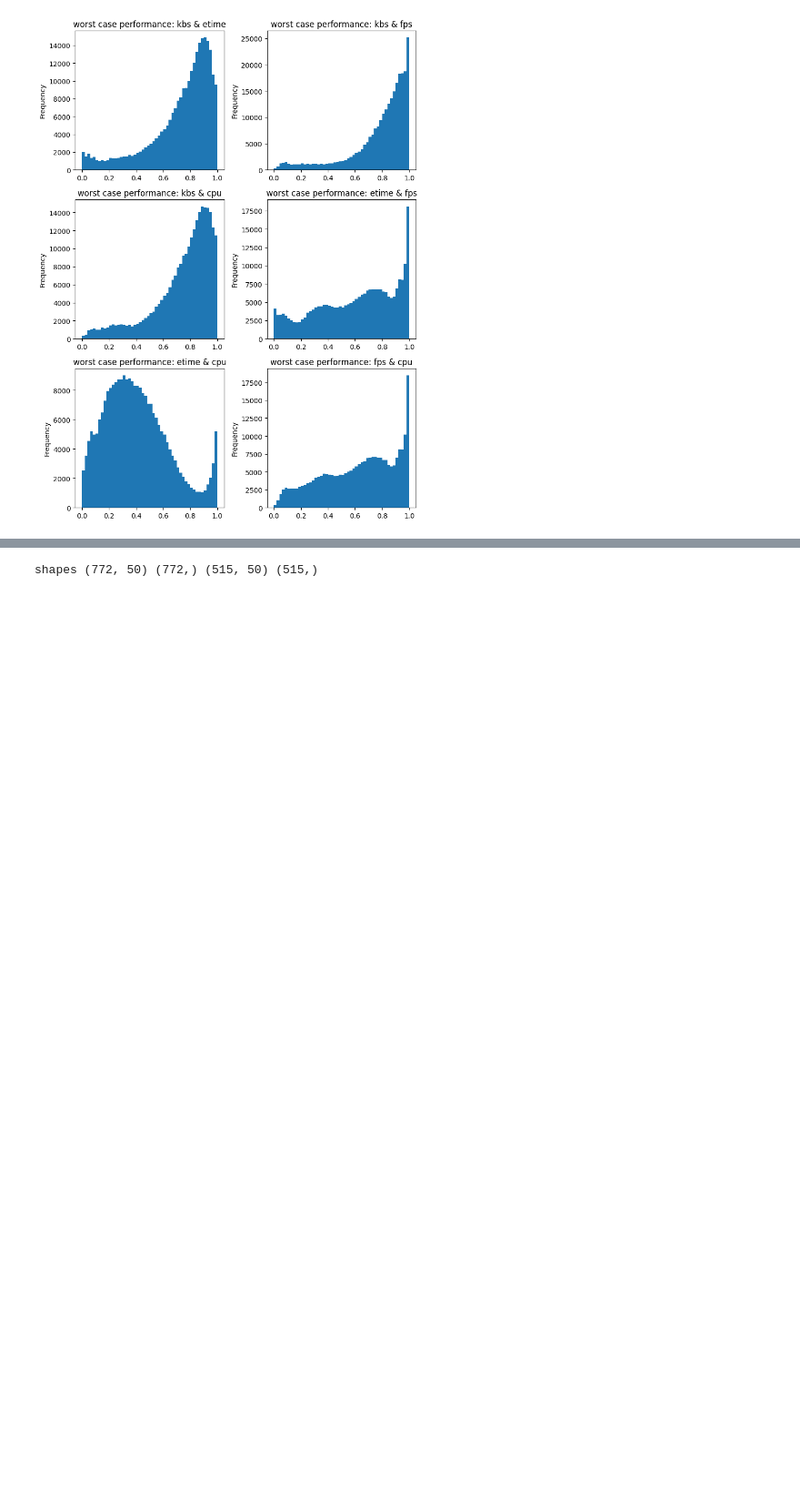
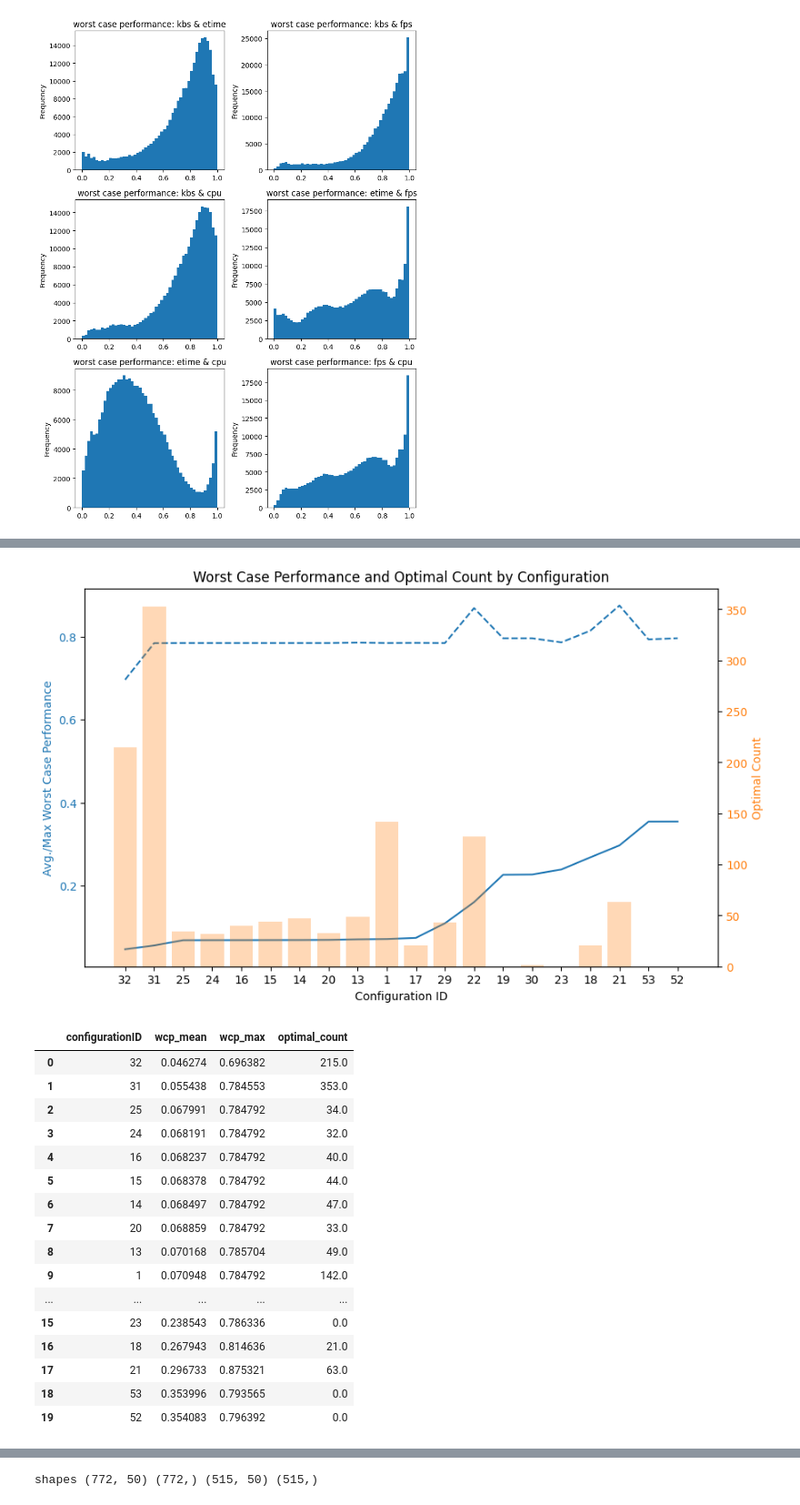
Before and after one commit to simula-vias/partial-configuration, a Jupyter notebook: src/worst_case_performance.ipynb, the cells around one changed output, grey strips where cells are left out. Shown at 91% size. Saved outputs shown, nothing was run; the diff lists cells and outputs as text; code cells hidden in the pictures; blank space fills up the shorter version.

```diff
--- a/src/worst_case_performance.ipynb
+++ b/src/worst_case_performance.ipynb
@@ -187,0 +200,71 @@ Average WCP of the best configuration for all metrics: 0.79+-0.08
+# %%
+# Group by configurationID and calculate mean worst_case_performance across all inputs
+# Also count how many times each config is the best for an input
+best_counts = (
+    perf_matrix.groupby("inputname")
+    .apply(
+        lambda x: x.loc[x["worst_case_performance"].idxmin(), "configurationID"],
+        include_groups=False,
+    )
+    .value_counts()
+    .to_frame("optimal_count")
+    .reset_index()
+    .rename(columns={"index": "configurationID"})
+)
+
+dataset = (
+    perf_matrix.groupby("configurationID")
+    .agg(
+        wcp_mean=("worst_case_performance", "mean"),
+        wcp_max=("worst_case_performance", "max"),
+    )
+    .sort_values("wcp_mean")
+    .head(20)  # Select top 20 configurations with lowest average worst-case performance
+    .reset_index()
+    .merge(best_counts, on="configurationID", how="left")
+    .fillna({"optimal_count": 0})
+)
+
+# Create figure with two y-axes
+fig, ax1 = plt.subplots(figsize=(10, 6))
+
+# Plot worst case performance line
+color = "tab:blue"
+ax1.set_xlabel("Configuration ID")
+ax1.set_ylabel("Avg./Max Worst Case Performance", color=color)
+ax1.plot(range(len(dataset)), dataset.wcp_mean, color=color)
+ax1.plot(range(len(dataset)), dataset.wcp_max, color=color, linestyle="--")
+ax1.set_xticks(range(len(dataset)))
+ax1.set_xticklabels(dataset.configurationID)
+ax1.tick_params(axis="y", labelcolor=color)
+
+# Create second y-axis and plot optimal count bars
+ax2 = ax1.twinx()
+color = "tab:orange"
+ax2.set_ylabel("Optimal Count", color=color)
+ax2.bar(range(len(dataset)), dataset.optimal_count, alpha=0.3, color=color)
+ax2.tick_params(axis="y", labelcolor=color)
+
+plt.title("Worst Case Performance and Optimal Count by Configuration")
+plt.show()
+
+dataset
+# %% [output]
+[figure, added]
+|  | configurationID | wcp_mean | wcp_max | optimal_count |
+| 0 | 32 | 0.046274 | 0.696382 | 215.0 |
+| 1 | 31 | 0.055438 | 0.784553 | 353.0 |
+| 2 | 25 | 0.067991 | 0.784792 | 34.0 |
+| 3 | 24 | 0.068191 | 0.784792 | 32.0 |
+| 4 | 16 | 0.068237 | 0.784792 | 40.0 |
+| 5 | 15 | 0.068378 | 0.784792 | 44.0 |
+| 6 | 14 | 0.068497 | 0.784792 | 47.0 |
+| 7 | 20 | 0.068859 | 0.784792 | 33.0 |
+| 8 | 13 | 0.070168 | 0.785704 | 49.0 |
+| 9 | 1 | 0.070948 | 0.784792 | 142.0 |
+| ... | ... | ... | ... | ... |
+| 15 | 23 | 0.238543 | 0.786336 | 0.0 |
+| 16 | 18 | 0.267943 | 0.814636 | 21.0 |
+| 17 | 21 | 0.296733 | 0.875321 | 63.0 |
+| 18 | 53 | 0.353996 | 0.793565 | 0.0 |
+| 19 | 52 | 0.354083 | 0.796392 | 0.0 |
```
Also changed, not shown: parts of 25 cells of this notebook.
